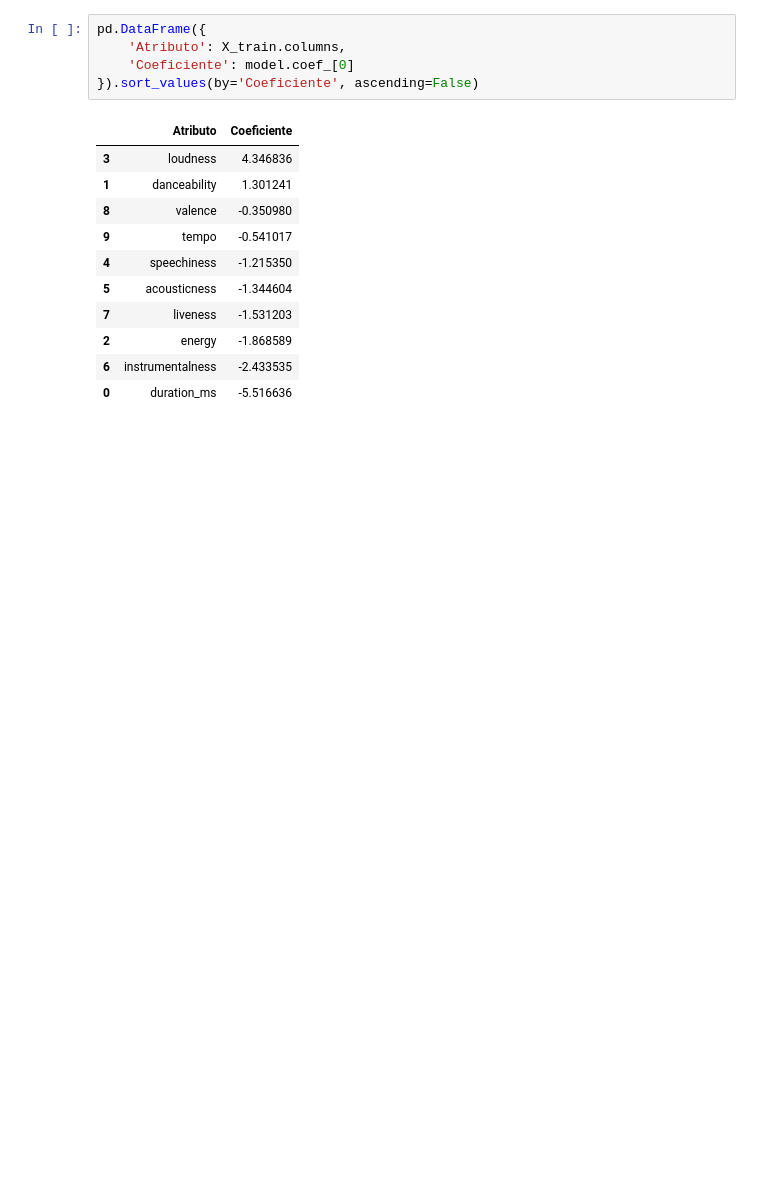
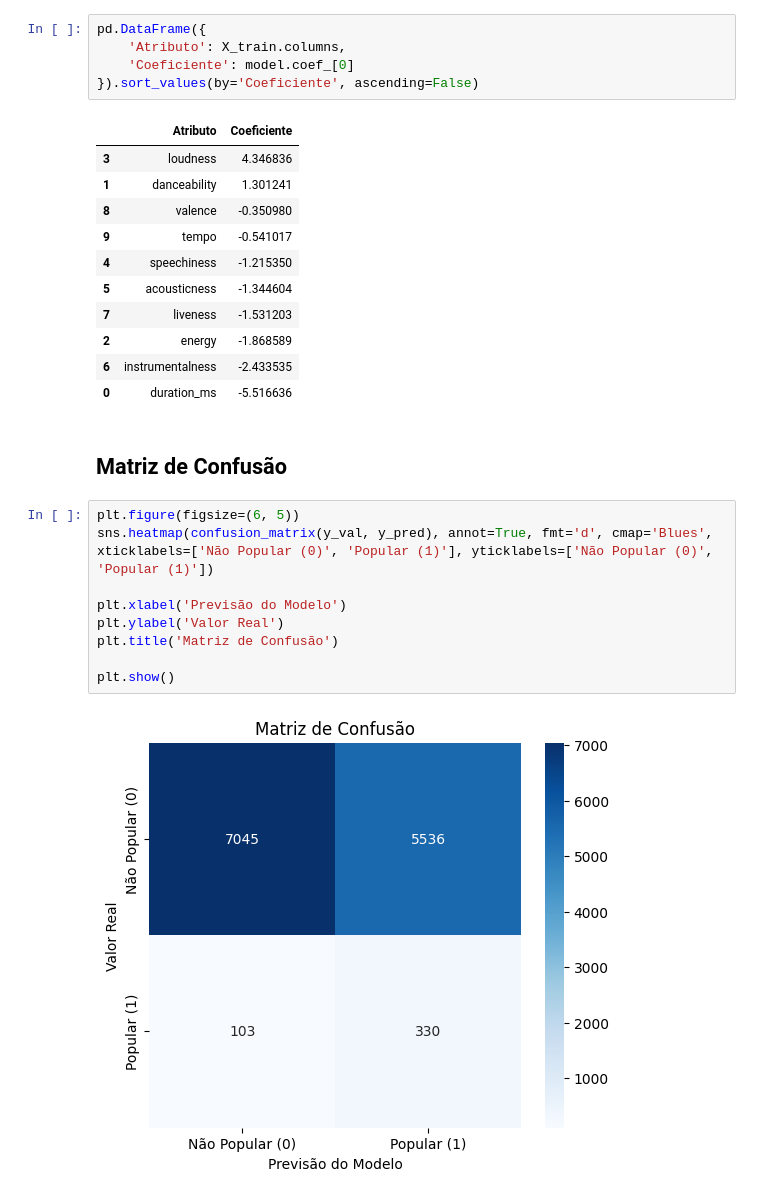
Before and after one commit to matheusphilip/machine-learning-spotify, a Jupyter notebook: spotify.ipynb, the cells around one changed output. Cells and saved outputs as stored; diff of their text form; blank space fills up the shorter version.

Commit message:
Matriz de confusão

```diff
--- a/spotify.ipynb
+++ b/spotify.ipynb
@@ -269,3 +269,16 @@ pd.DataFrame({
 | 2 | energy | -1.868589 |
 | 6 | instrumentalness | -2.433535 |
 | 0 | duration_ms | -5.516636 |
+# %% [markdown]
+## Matriz de Confusão
+# %%
+plt.figure(figsize=(6, 5))
+sns.heatmap(confusion_matrix(y_val, y_pred), annot=True, fmt='d', cmap='Blues', xticklabels=['Não Popular (0)', 'Popular (1)'], yticklabels=['Não Popular (0)', 'Popular (1)'])
+
+plt.xlabel('Previsão do Modelo')
+plt.ylabel('Valor Real')
+plt.title('Matriz de Confusão')
+
+plt.show()
+# %% [output]
+[figure, added]
```
Also changed, not shown: parts of 3 cells of this notebook.
